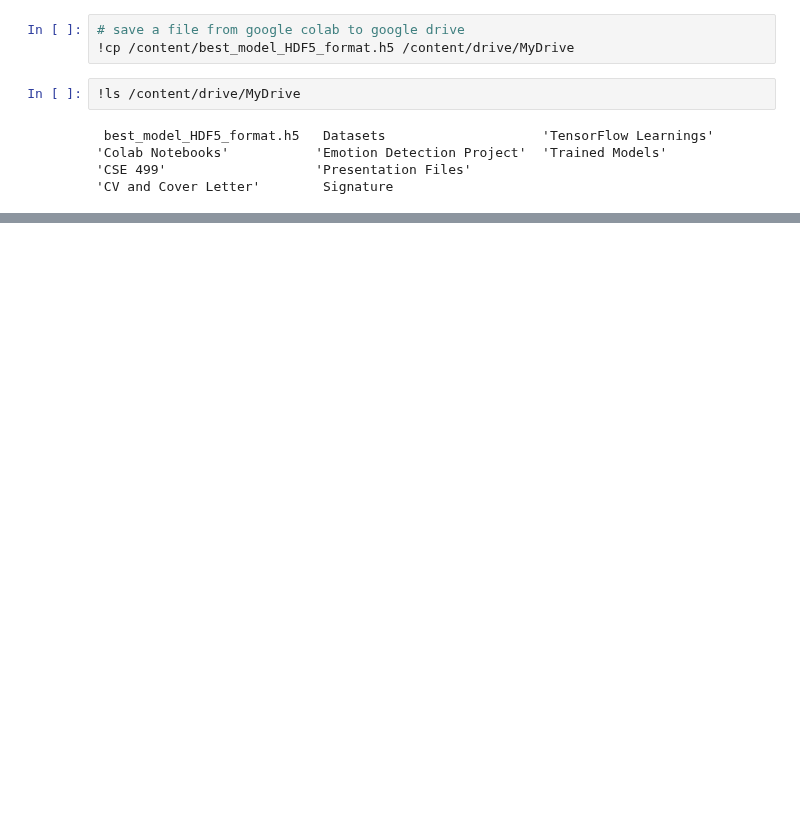
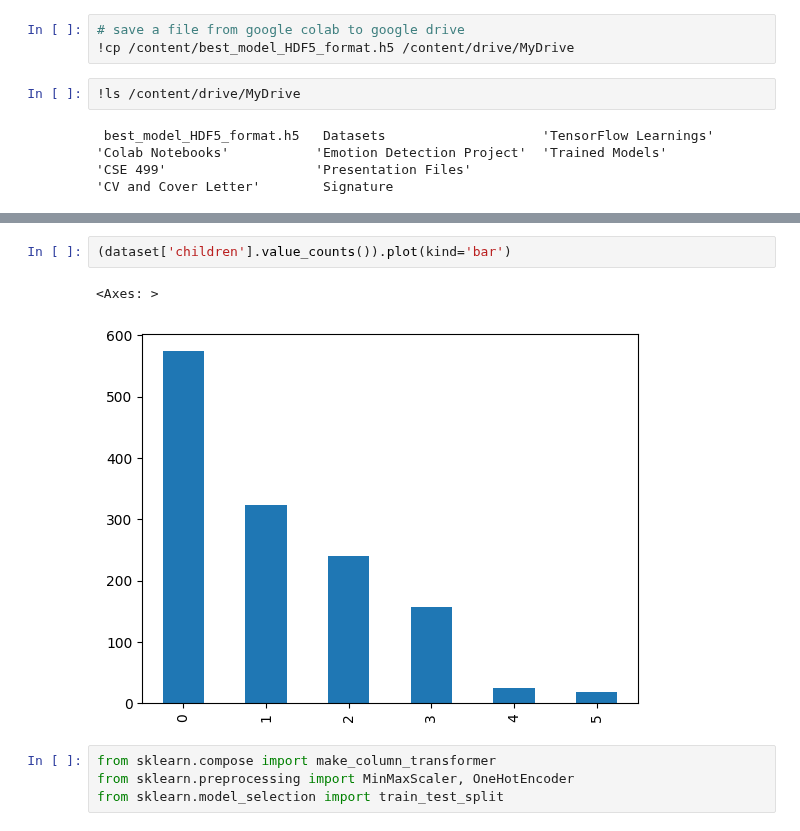
Before and after one commit to Muntasir2179/tensorflow-learning, a Jupyter notebook: 01_neural_network_regression_with_tensorflow.ipynb, the cells around one changed output, grey strips where cells are left out. Drawn from its saved outputs; the diff is of its cells as text; blank space fills up the shorter version.

```diff
--- a/01_neural_network_regression_with_tensorflow.ipynb
+++ b/01_neural_network_regression_with_tensorflow.ipynb
@@ -842,0 +1100,9 @@ files.download('best_model_HDF5_format.h5')
+# %%
+(dataset['children'].value_counts()).plot(kind='bar')
+# %% [output]
+<Axes: >
+[figure, added]
+# %%
+from sklearn.compose import make_column_transformer
+from sklearn.preprocessing import MinMaxScaler, OneHotEncoder
+from sklearn.model_selection import train_test_split
```
Also changed, not shown: parts of 67 cells of this notebook.
